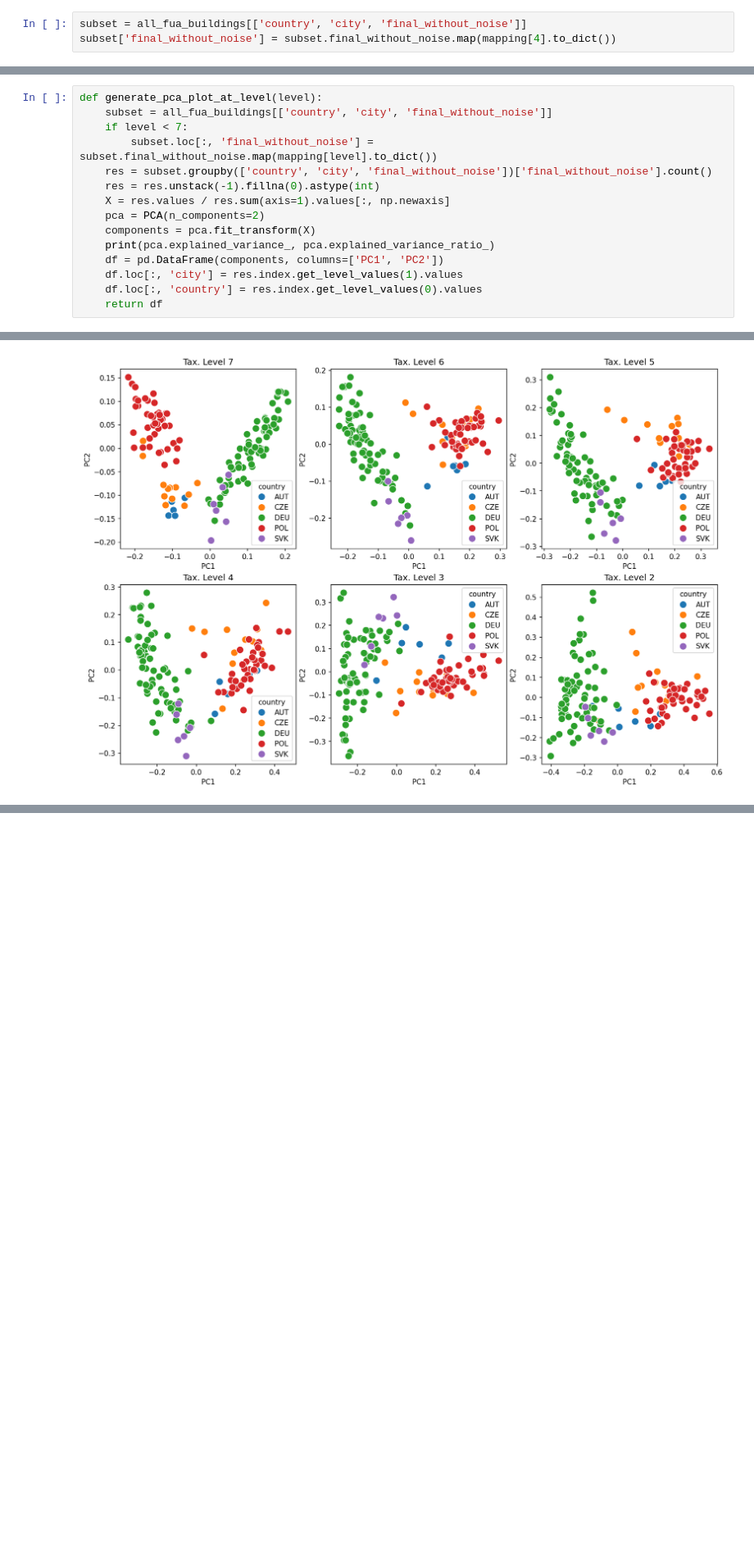
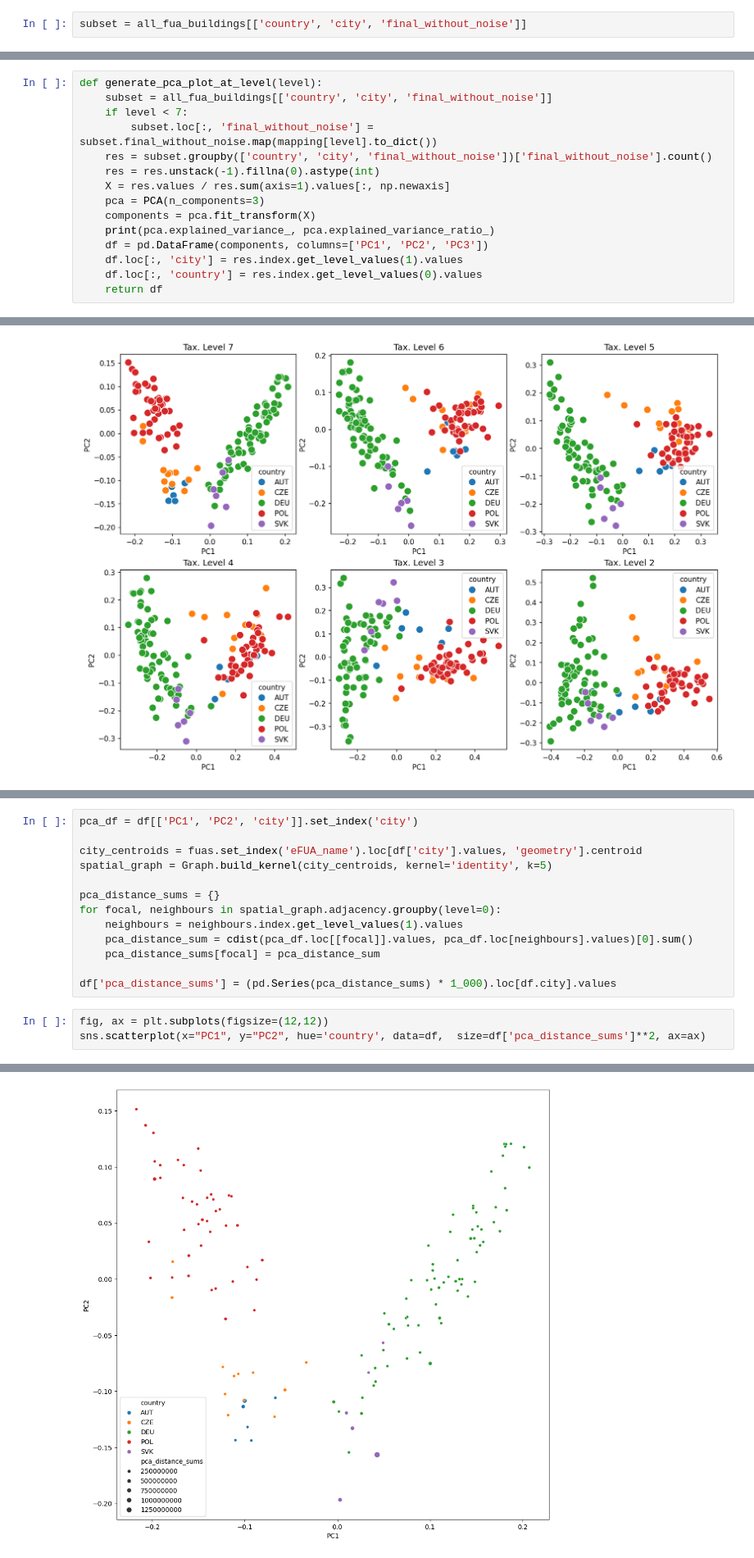
Before and after one commit to uscuni/boundaries_of_change, a Jupyter notebook: code/cities.ipynb, the cells around one changed output, grey strips where cells are left out. Shown at 82% size. Drawn from its saved outputs; the diff is of its cells as text; blank space fills up the shorter version.

Commit message:
more plots and variables

```diff
--- a/code/cities.ipynb
+++ b/code/cities.ipynb
@@ -62,4 +62,3 @@ mapping = pd.read_parquet(
 )
 # %%
 subset = all_fua_buildings[['country', 'city', 'final_without_noise']]
-subset['final_without_noise'] = subset.final_without_noise.map(mapping[4].to_dict())
@@ -94,10 +90,10 @@ def generate_pca_plot_at_level(level):
     res = subset.groupby(['country', 'city', 'final_without_noise'])['final_without_noise'].count()
     res = res.unstack(-1).fillna(0).astype(int)
     X = res.values / res.sum(axis=1).values[:, np.newaxis]
-    pca = PCA(n_components=2)
+    pca = PCA(n_components=3)
     components = pca.fit_transform(X)
     print(pca.explained_variance_, pca.explained_variance_ratio_)
-    df = pd.DataFrame(components, columns=['PC1', 'PC2'])
+    df = pd.DataFrame(components, columns=['PC1', 'PC2', 'PC3'])
     df.loc[:, 'city'] = res.index.get_level_values(1).values
     df.loc[:, 'country'] = res.index.get_level_values(0).values
     return df
@@ -128,0 +128,17 @@ df['population'] = population
+# %%
+pca_df = df[['PC1', 'PC2', 'city']].set_index('city')
+
+city_centroids = fuas.set_index('eFUA_name').loc[df['city'].values, 'geometry'].centroid
+spatial_graph = Graph.build_kernel(city_centroids, kernel='identity', k=5)
+
+pca_distance_sums = {}
+for focal, neighbours in spatial_graph.adjacency.groupby(level=0):
+    neighbours = neighbours.index.get_level_values(1).values
+    pca_distance_sum = cdist(pca_df.loc[[focal]].values, pca_df.loc[neighbours].values)[0].sum()
+    pca_distance_sums[focal] = pca_distance_sum
+
+df['pca_distance_sums'] = (pd.Series(pca_distance_sums) * 1_000).loc[df.city].values
+# %%
+fig, ax = plt.subplots(figsize=(12,12))
+sns.scatterplot(x="PC1", y="PC2", hue='country', data=df,  size=df['pca_distance_sums']**2, ax=ax)
+# %% [output]
@@ -129,2 +146,3 @@ df['population'] = population
+[figure, added]
 # %%
 import jscatter
```
Also changed, not shown: parts of 9 cells of this notebook, 2 other files.
